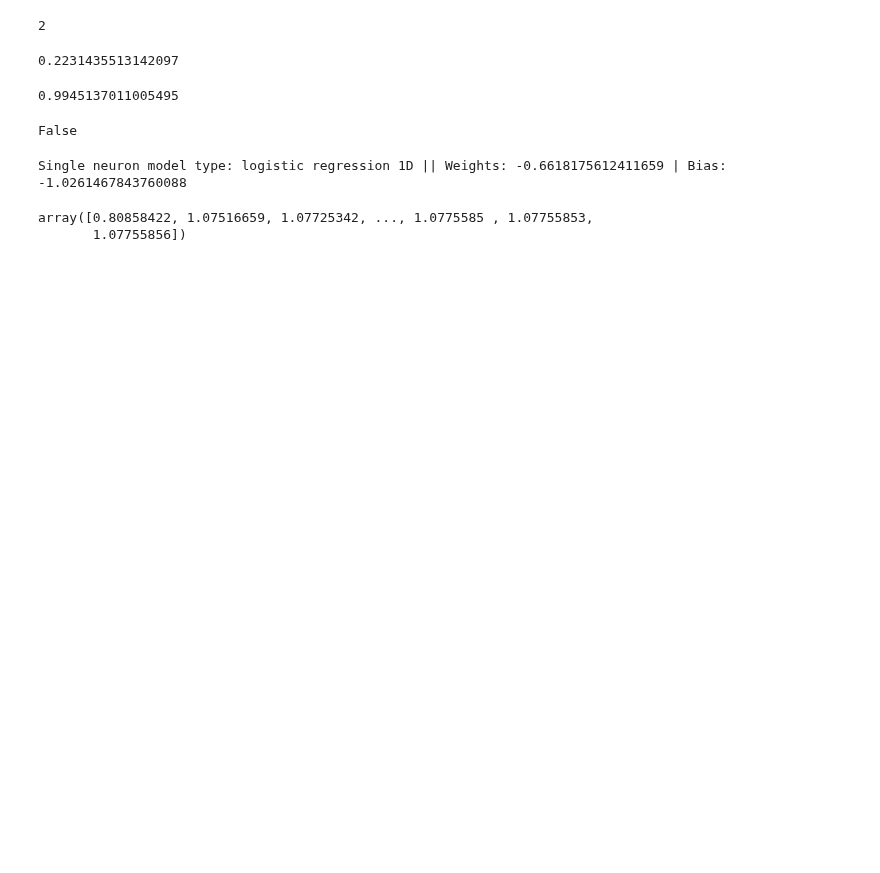
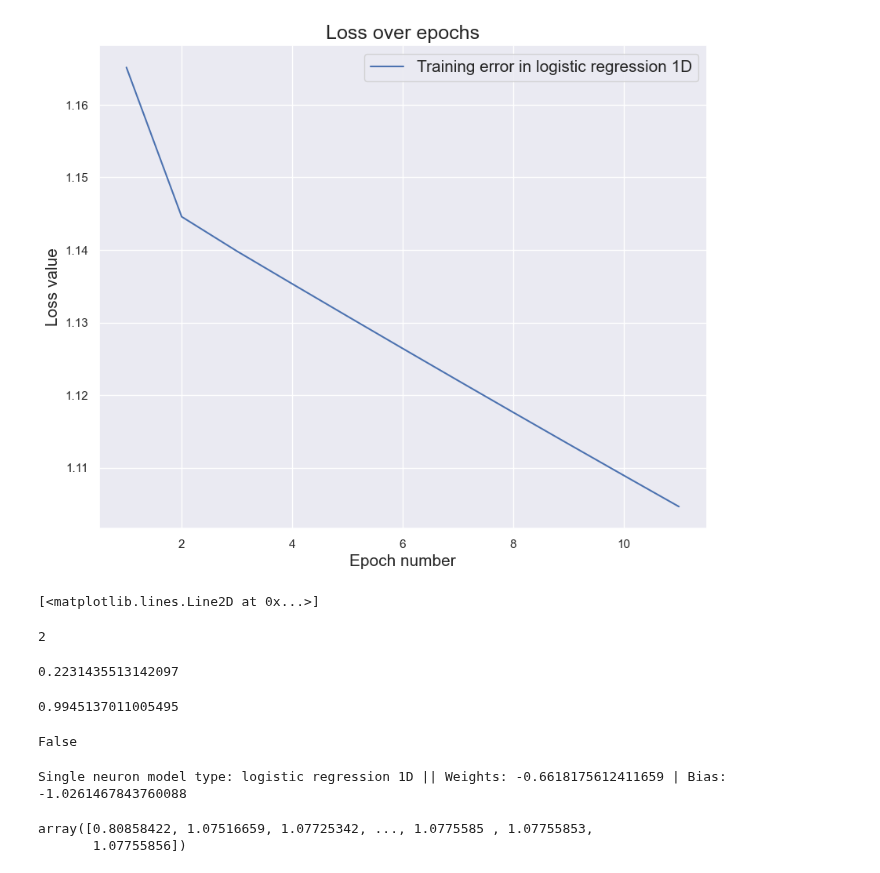
Before and after one commit to gml7/Lundquist-CMOR438-Spring2025, a Jupyter notebook: Single Neuron (draft)/SingleNeuronClassTesting.ipynb, the cells around one changed output. Cells and saved outputs as stored; diff of their text form; code cells hidden in the pictures; blank space fills up the shorter version.

```diff
--- a/Single Neuron (draft)/SingleNeuronClassTesting.ipynb
+++ b/Single Neuron (draft)/SingleNeuronClassTesting.ipynb
@@ -31,3 +81,8 @@ log_test_model = SingleNeuron(1, SingleNeuron.type_logistic_regression_1D)
+# %%
+log_test_model.plot_loss_history()
+# %% [output]
+[figure, added]
+[<matplotlib.lines.Line2D at 0x...>]
 # %%
 print(f"{np.size(np.array([2, 3]))}")
 SingleNeuron.binary_cross_entropy_loss_function(0.8, 1)
```
Also changed, not shown: parts of 6 cells of this notebook, 1 other file.
